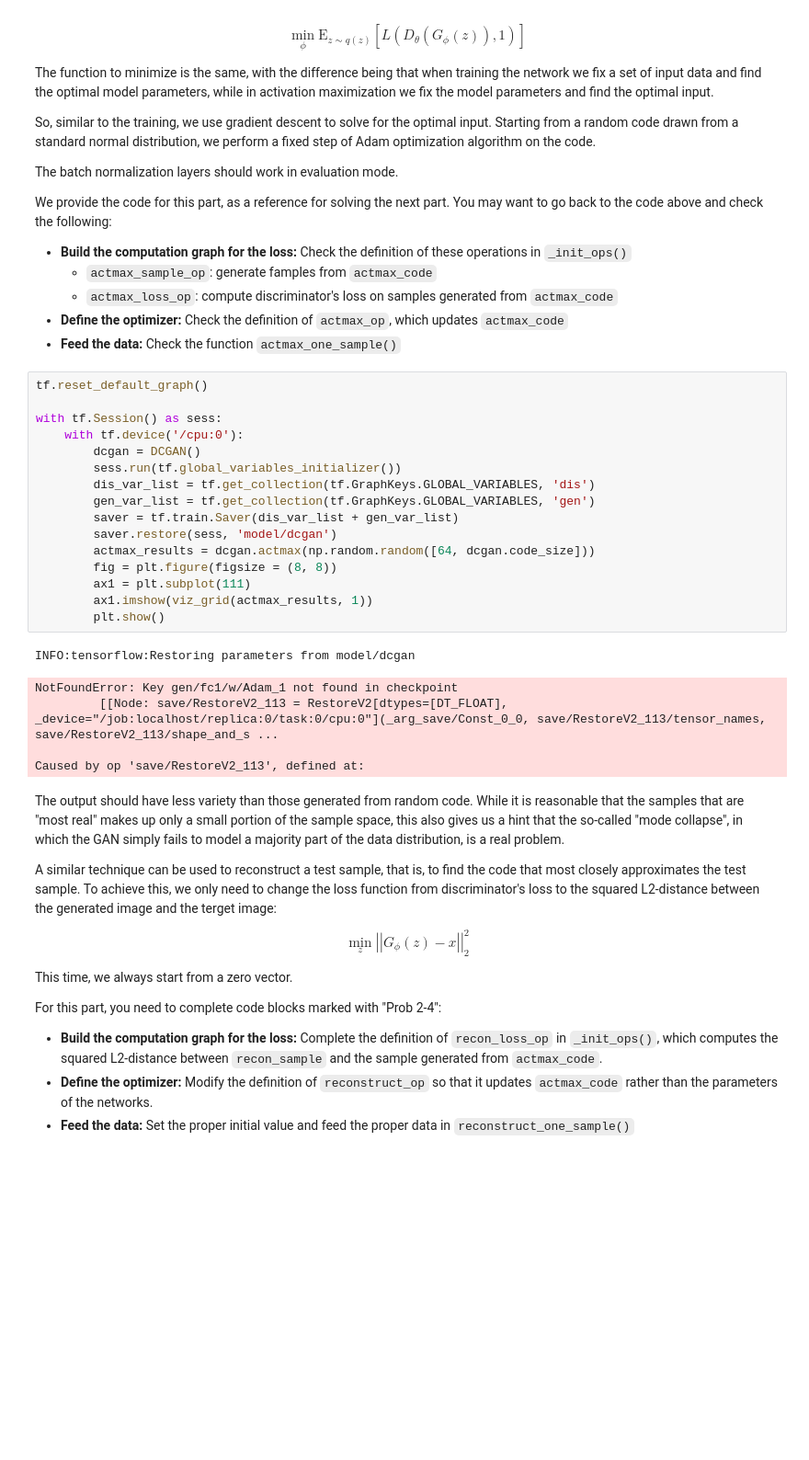
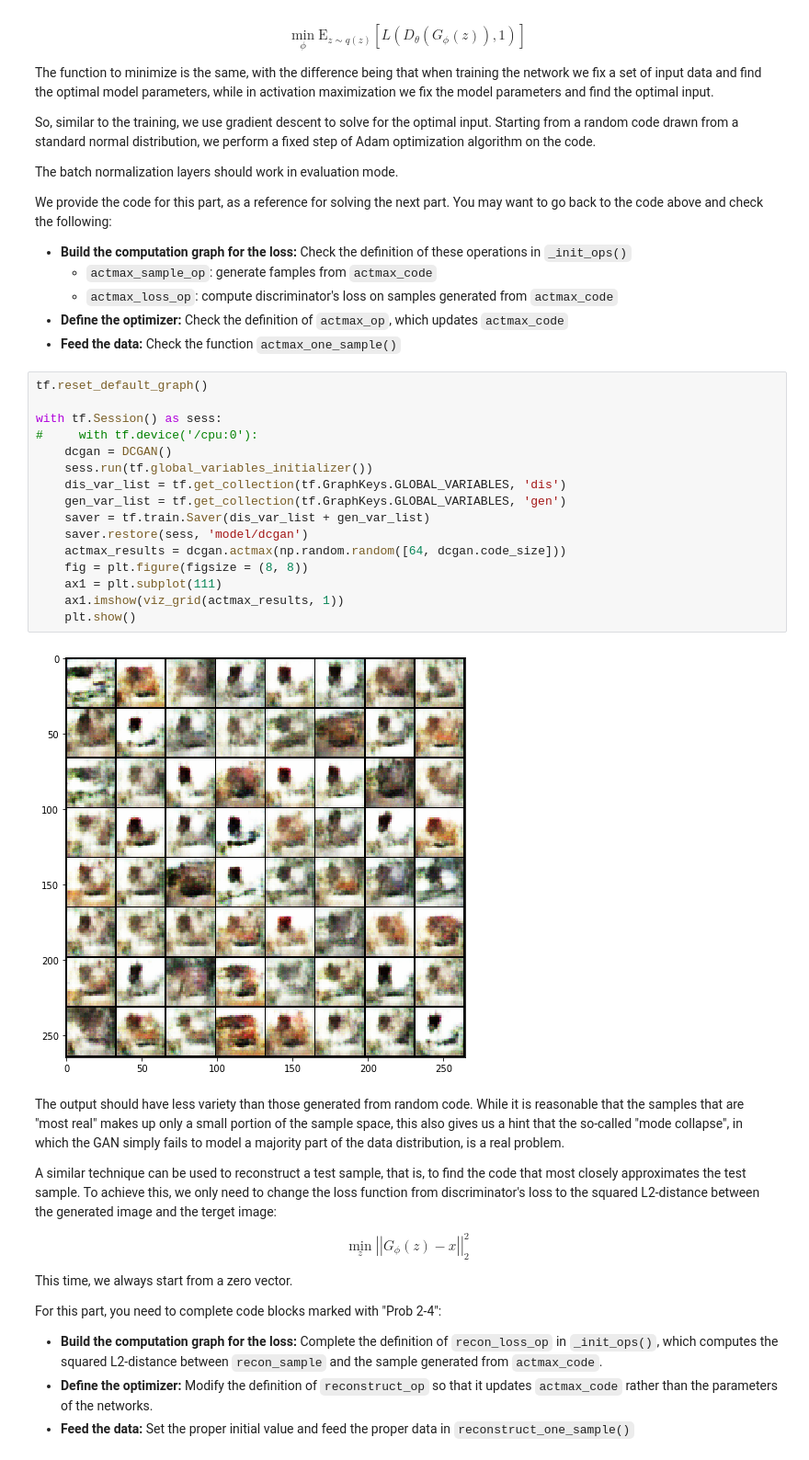
Before and after one commit to XingwenZhang/CSCI599DL, a Jupyter notebook: homework/assignment2_2/Problem_2.ipynb, the cells around one changed output. Shown at 92% size. Cells and saved outputs as stored; diff of their text form; blank space fills up the shorter version.

```diff
--- a/homework/assignment2_2/Problem_2.ipynb
+++ b/homework/assignment2_2/Problem_2.ipynb
@@ -589,25 +650,21 @@ We provide the code for this part, as a reference for solving the next part. You
 # %%
 tf.reset_default_graph()
 
 with tf.Session() as sess:
-    with tf.device('/cpu:0'):
-        dcgan = DCGAN()
-        sess.run(tf.global_variables_initializer())
-        dis_var_list = tf.get_collection(tf.GraphKeys.GLOBAL_VARIABLES, 'dis')
-        gen_var_list = tf.get_collection(tf.GraphKeys.GLOBAL_VARIABLES, 'gen')
-        saver = tf.train.Saver(dis_var_list + gen_var_list)
-        saver.restore(sess, 'model/dcgan')
-        actmax_results = dcgan.actmax(np.random.random([64, dcgan.code_size]))
-        fig = plt.figure(figsize = (8, 8))
-        ax1 = plt.subplot(111)
-        ax1.imshow(viz_grid(actmax_results, 1))
-        plt.show()
+#     with tf.device('/cpu:0'):
+    dcgan = DCGAN()
+    sess.run(tf.global_variables_initializer())
+    dis_var_list = tf.get_collection(tf.GraphKeys.GLOBAL_VARIABLES, 'dis')
+    gen_var_list = tf.get_collection(tf.GraphKeys.GLOBAL_VARIABLES, 'gen')
+    saver = tf.train.Saver(dis_var_list + gen_var_list)
+    saver.restore(sess, 'model/dcgan')
+    actmax_results = dcgan.actmax(np.random.random([64, dcgan.code_size]))
+    fig = plt.figure(figsize = (8, 8))
+    ax1 = plt.subplot(111)
+    ax1.imshow(viz_grid(actmax_results, 1))
+    plt.show()
 # %% [output]
-INFO:tensorflow:Restoring parameters from model/dcgan
-NotFoundError: Key gen/fc1/w/Adam_1 not found in checkpoint
-         [[Node: save/RestoreV2_113 = RestoreV2[dtypes=[DT_FLOAT], _device="/job:localhost/replica:0/task:0/cpu:0"](_arg_save/Const_0_0, save/RestoreV2_113/tensor_names, save/RestoreV2_113/shape_and_s ...
-
-Caused by op 'save/RestoreV2_113', defined at:
+[figure, added]
 # %% [markdown]
 The output should have less variety than those generated from random code. While it is reasonable that the samples that are "most real" makes up only a small portion of the sample space, this also gives us a hint that the so-called "mode collapse", in which the GAN simply fails to model a majority part of the data distribution, is a real problem.
 
```
Also changed, not shown: parts of 3 cells of this notebook, 4 other files.
